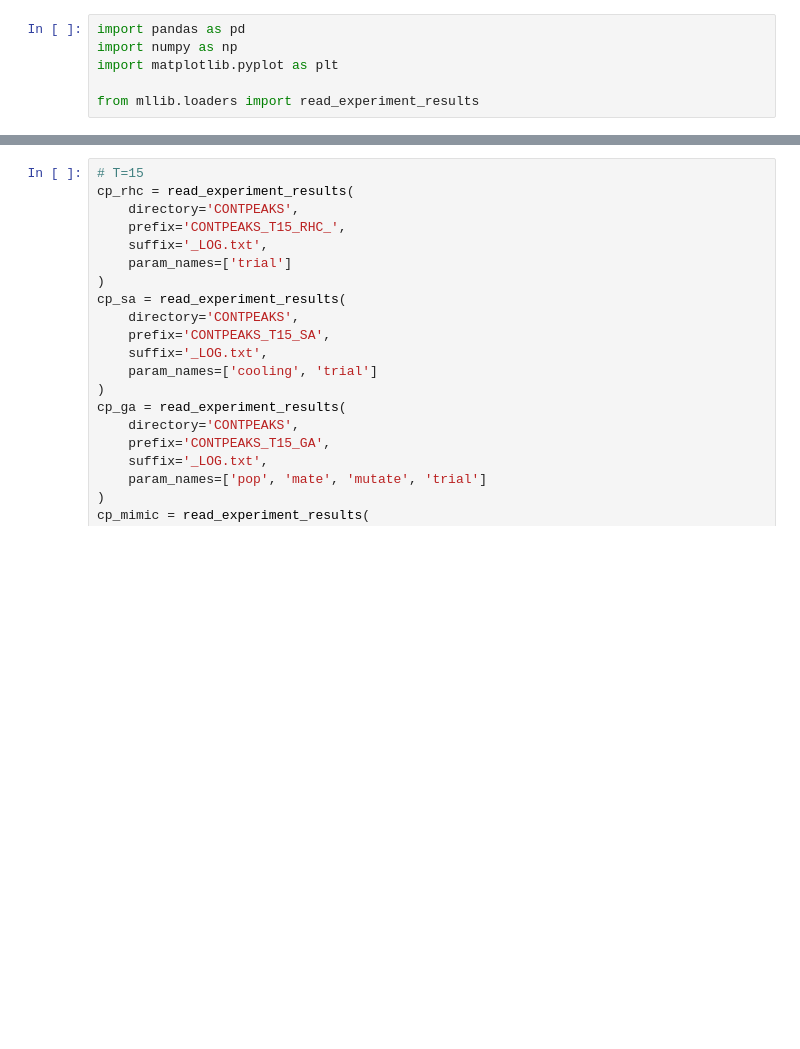
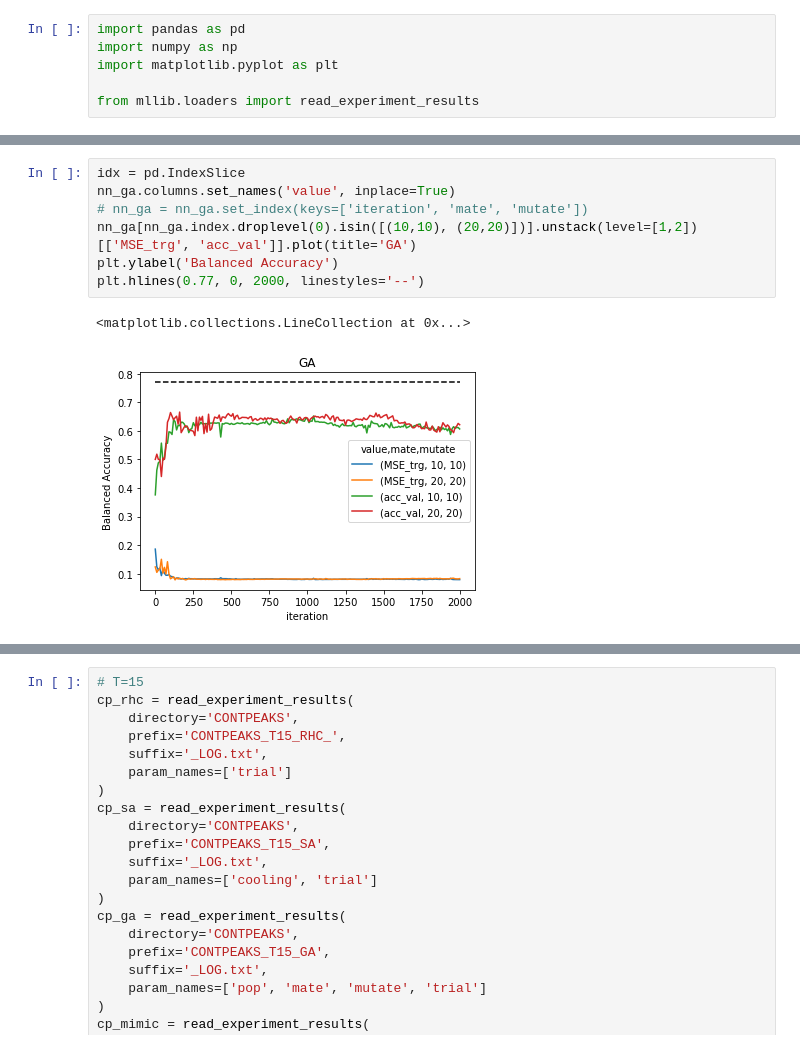
Before and after one commit to 90lantran/CS7641-assignment-2, a Jupyter notebook: nb_analysis.ipynb, the cells around one changed output, grey strips where cells are left out. Drawn from its saved outputs; the diff is of its cells as text; blank space fills up the shorter version.

```diff
--- a/nb_analysis.ipynb
+++ b/nb_analysis.ipynb
@@ -10,0 +69,10 @@ from mllib.loaders import read_experiment_results
+# %%
+idx = pd.IndexSlice
+nn_ga.columns.set_names('value', inplace=True)
+# nn_ga = nn_ga.set_index(keys=['iteration', 'mate', 'mutate'])
+nn_ga[nn_ga.index.droplevel(0).isin([(10,10), (20,20)])].unstack(level=[1,2])[['MSE_trg', 'acc_val']].plot(title='GA')
+plt.ylabel('Balanced Accuracy')
+plt.hlines(0.77, 0, 2000, linestyles='--')
+# %% [output]
+<matplotlib.collections.LineCollection at 0x...>
+[figure, added]
```
Also changed, not shown: parts of 50 cells of this notebook, 1 other file.
